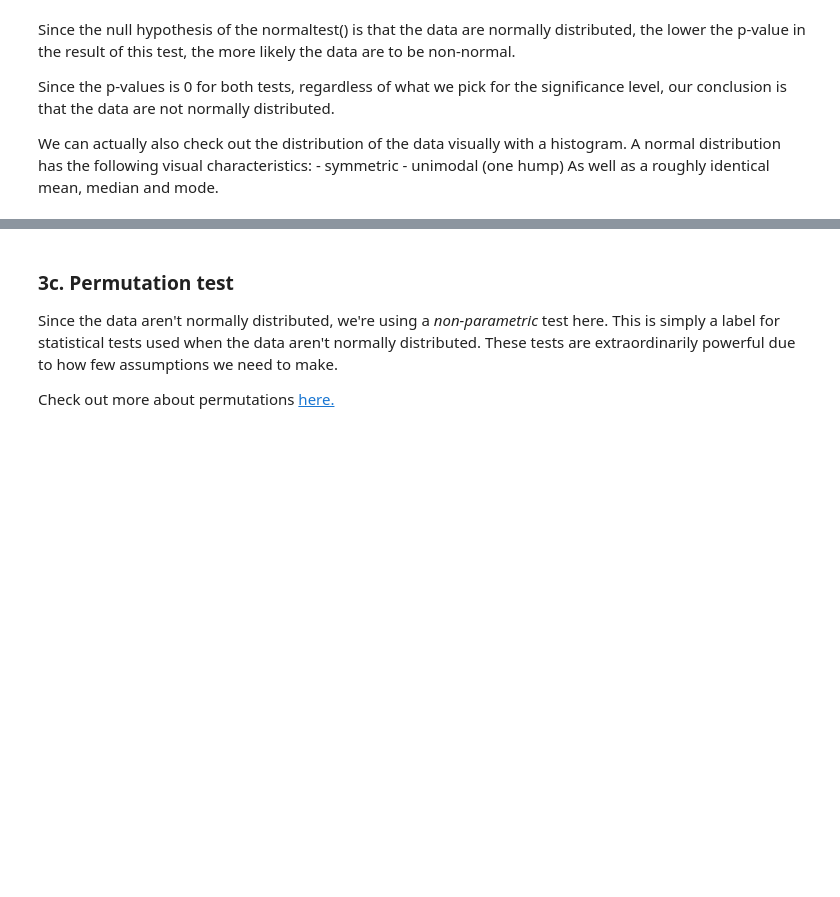
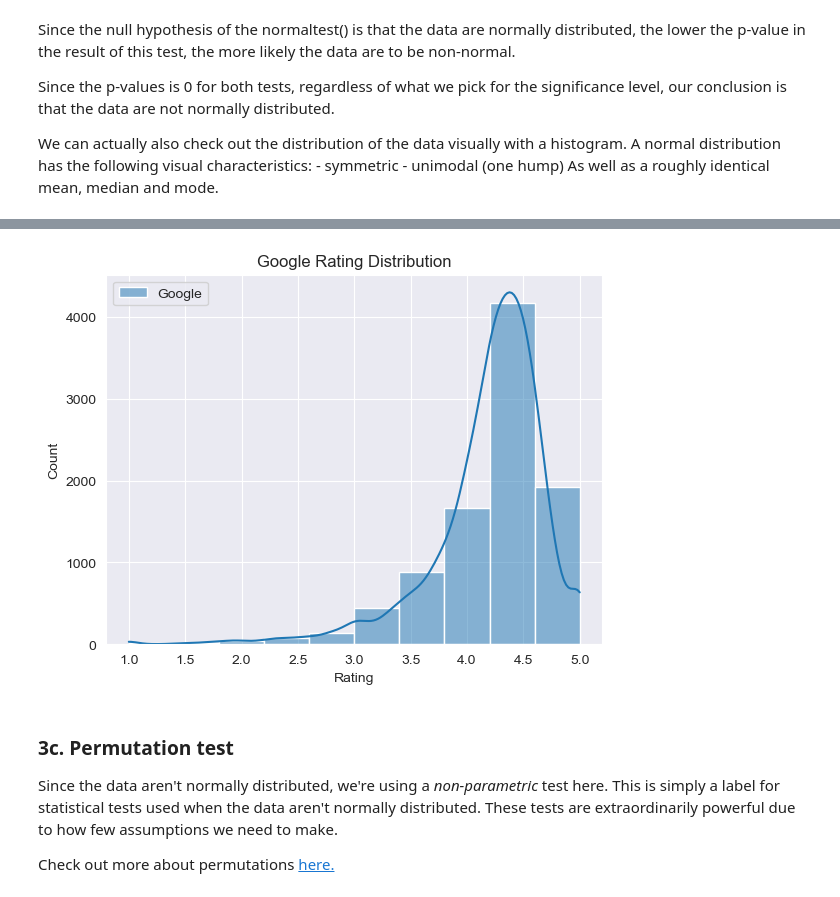
Before and after one commit to rcepedaraza/springboard-apps-project, a Jupyter notebook: Springboard Apps project - Tier 3 - Complete.ipynb, the cells around one changed output, grey strips where cells are left out. Drawn from its saved outputs; the diff is of its cells as text; code cells hidden in the pictures; blank space fills up the shorter version.

```diff
--- a/Springboard Apps project - Tier 3 - Complete.ipynb
+++ b/Springboard Apps project - Tier 3 - Complete.ipynb
@@ -365,3 +478,12 @@ _ _ _
+# %%
+# Create a histogram of the google data
+sns.histplot(google, label="Google", bins=10, kde=True)
+plt.title("Google Rating Distribution")
+plt.xlabel("Rating")
+plt.legend()
+plt.show()
+# %% [output]
+[figure, added]
 # %% [markdown]
 ### 3c. Permutation test
 Since the data aren't normally distributed, we're using a *non-parametric* test here. This is simply a label for statistical tests used when the data aren't normally distributed. These tests are extraordinarily powerful due to how few assumptions we need to make.
```
Also changed, not shown: parts of 40 cells of this notebook.
